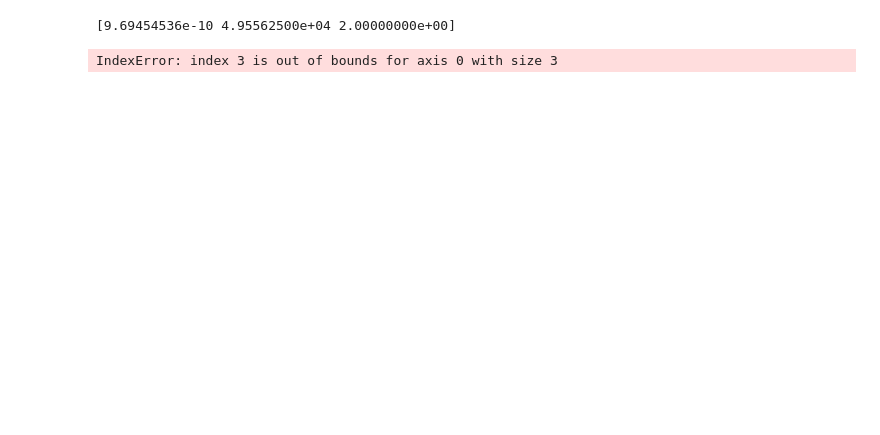
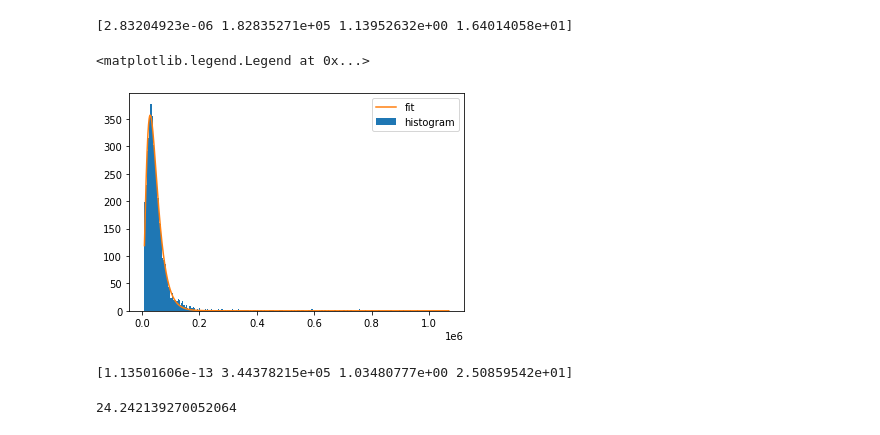
Before and after one commit to Elycoo/End_Project, a Jupyter notebook: python_curve_fit.ipynb, the cells around one changed output. Drawn from its saved outputs; the diff is of its cells as text; code cells hidden in the pictures; blank space fills up the shorter version.

```diff
--- a/python_curve_fit.ipynb
+++ b/python_curve_fit.ipynb
@@ -15,34 +15,46 @@ rad = np.array(eval(a))
 # rad = radii2
 # len(rad)
 # %%
-def f(x,a,b,c):
-    return (a*x)/(1 + (x/b)**2 )**(2)
+def f(x,a,b,c,d):
+    return (a*x**2)/(1 + (x/b)**c )**(d)
 # %%
 bin_heights, bin_borders, _ = plt.hist(rad, bins='auto', label='histogram')
 bin_centers = bin_borders[:-1] + np.diff(bin_borders) / 2
-p0 = [1e-13,10**4.7,1.5]
+p0 = [1e-13,10**4.7,2.0,2.5]
+p0 = [9.911022172267181e-14, 83541.30496934506, 1.4103507388295065, 7.591585606117424]
+p0 = [1.1089668449508195e-13, 159040.35960792194, 1.245453537128037, 14.615831796434918]
+p0 = [1.e-13, 159040., 2., 2.5]
+
+
 # lb = [0.,0.,0.,0.]  # lower bound
 b=(0, np.Inf)
 popt_hist, _ = curve_fit(f, bin_centers, bin_heights, p0=p0, bounds=b)
 print(popt_hist)
 
 x_interval_for_fit = np.linspace(bin_borders[0], bin_borders[-1], 10000)
 plt.plot(x_interval_for_fit, f(x_interval_for_fit, *popt_hist), label='fit')
 plt.legend()
 # plt.yscale("log")
 # plt.xscale("log")
 # popt_hist[3]/popt_hist[2]
+# %% [output]
+[2.83204923e-06 1.82835271e+05 1.13952632e+00 1.64014058e+01]
+<matplotlib.legend.Legend at 0x...>
+[figure, added]
 # %%
-xdata = np.linspace(np.min(rad),np.max(rad)-5e5,10**4)
+xdata = np.linspace(np.min(rad),1e5,10**4)
 ydata = kde(rad).evaluate(xdata)
 # ydata =
-p0 = [1e-13,7.2e4,2.]
+p0 = [1e-14,7.2e4,2.,2.5]
+p0 = [1.1089668449508195e-13, 159040.35960792194, 1.245453537128037, 14.615831796434918]
+p0 = [1.e-13, 159040., 2., 2.5]
+
 popt, _ = curve_fit(f, xdata, ydata, p0=p0, bounds=b)
 print(popt)
 popt[3]/popt[2]
 # %% [output]
-[9.69454536e-10 4.95562500e+04 2.00000000e+00]
+[1.13501606e-13 3.44378215e+05 1.03480777e+00 2.50859542e+01]
-IndexError: index 3 is out of bounds for axis 0 with size 3
+24.242139270052064
 # %%
 plt.plot(xdata, f(xdata, *popt), label='fit')
 plt.plot(xdata,ydata,marker='o',markersize=0.1, label='kde')
```
Also changed, not shown: parts of 2 cells of this notebook, 3 other files.
